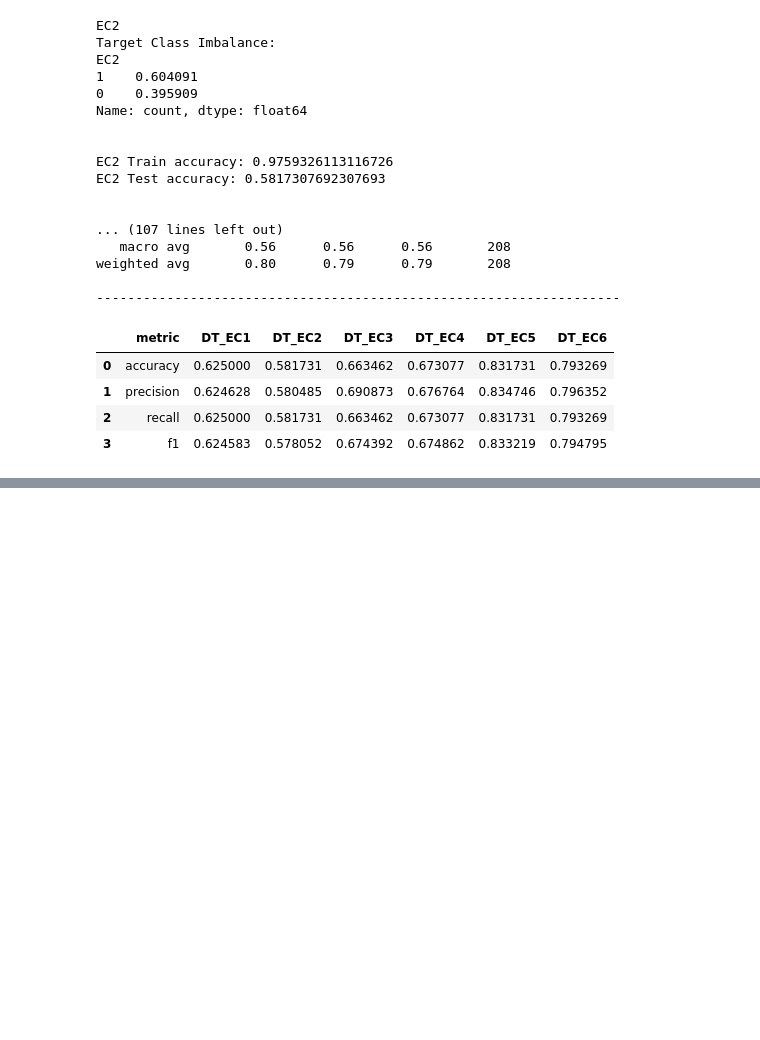
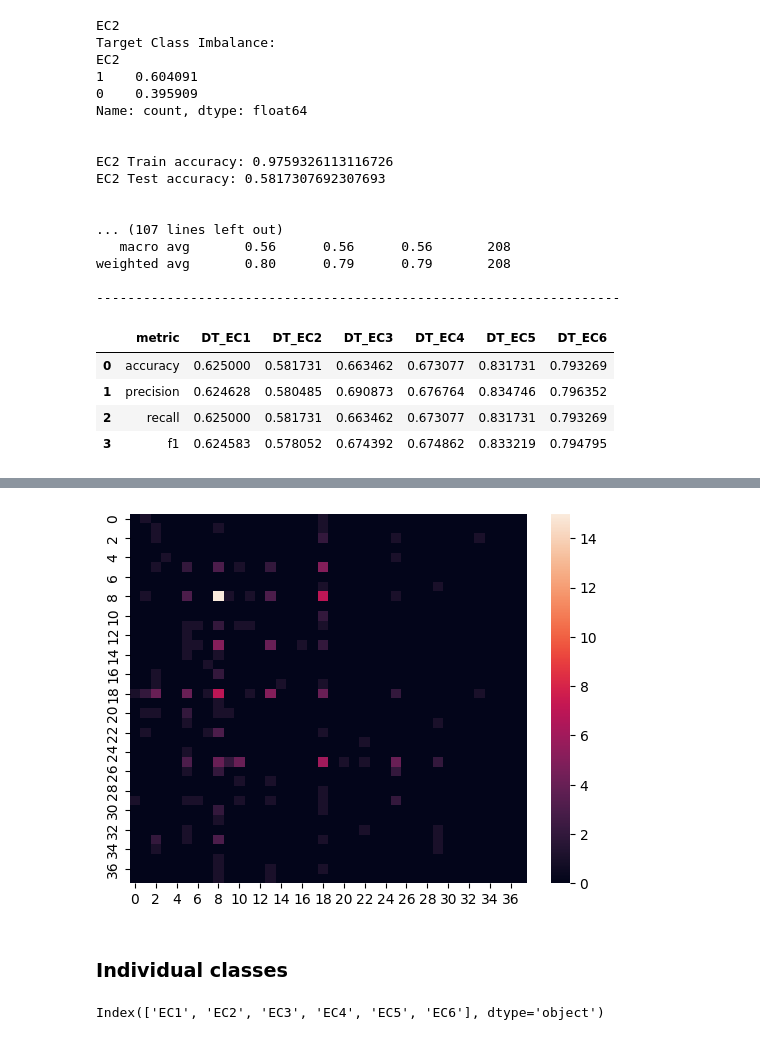
Before and after one commit to alainareeba/BIOL3340_EnzymeClassification, a Jupyter notebook: Bioinf_enzymesubstrates.ipynb, the cells around one changed output, grey strips where cells are left out. Drawn from its saved outputs; the diff is of its cells as text; code cells hidden in the pictures; blank space fills up the shorter version.

```diff
--- a/Bioinf_enzymesubstrates.ipynb
+++ b/Bioinf_enzymesubstrates.ipynb
@@ -573,0 +696,3 @@ Perhaps the `weighted` argument when calculating metrics is skewing results
+# %%
+df = pd.read_csv("/content/enzymes.csv")
+df.head()
@@ -573,0 +715,2 @@ Perhaps the `weighted` argument when calculating metrics is skewing results
+# %%
+X_cols = df.columns[2:-7]
@@ -573,0 +719,4 @@ Perhaps the `weighted` argument when calculating metrics is skewing results
+# %%
+x = df[X_cols]
+y = df["EC1_EC2_EC3_EC4_EC5_EC6"] #using full multiclass
+x_train, x_test, y_train, y_test = train_test_split(x, y, test_size=0.2, random_state=1119)
@@ -573,0 +749,21 @@ Perhaps the `weighted` argument when calculating metrics is skewing results
+# %%
+knn = KNeighborsClassifier(n_neighbors = 5) #some hyperparameter tuning
+
+knn.fit(x_train,y_train)
+
+y_pred = knn.predict(x_test)
+
+knn_metrics["KNN_multi"] = [ #append dataframe
+            accuracy_score(y_test, y_pred),                     #'accuracy'
+            precision_score(y_test, y_pred,average="weighted"), #'precision'
+            recall_score(y_test, y_pred,average="weighted"),    #'recall'
+            f1_score(y_test, y_pred,average="weighted")         #'f1_score'
+]
+
+print("Train accuracy:", knn.score(x_train, y_train))
+print("Test accuracy:", knn.score(x_test, y_test))
+print("\n\n")
+print(classification_report(y_test, y_pred))
+print("\n")
+
+knn_metrics
@@ -573,0 +793,11 @@ Perhaps the `weighted` argument when calculating metrics is skewing results
+# %%
+sns.heatmap(confusion_matrix(y_test, y_pred))
+plt.show()
+# %% [output]
+[figure, added]
+# %% [markdown]
+### Individual classes
+# %%
+df.columns[-6:]
+# %% [output]
+Index(['EC1', 'EC2', 'EC3', 'EC4', 'EC5', 'EC6'], dtype='object')
```
Also changed, not shown: parts of 31 cells of this notebook.
